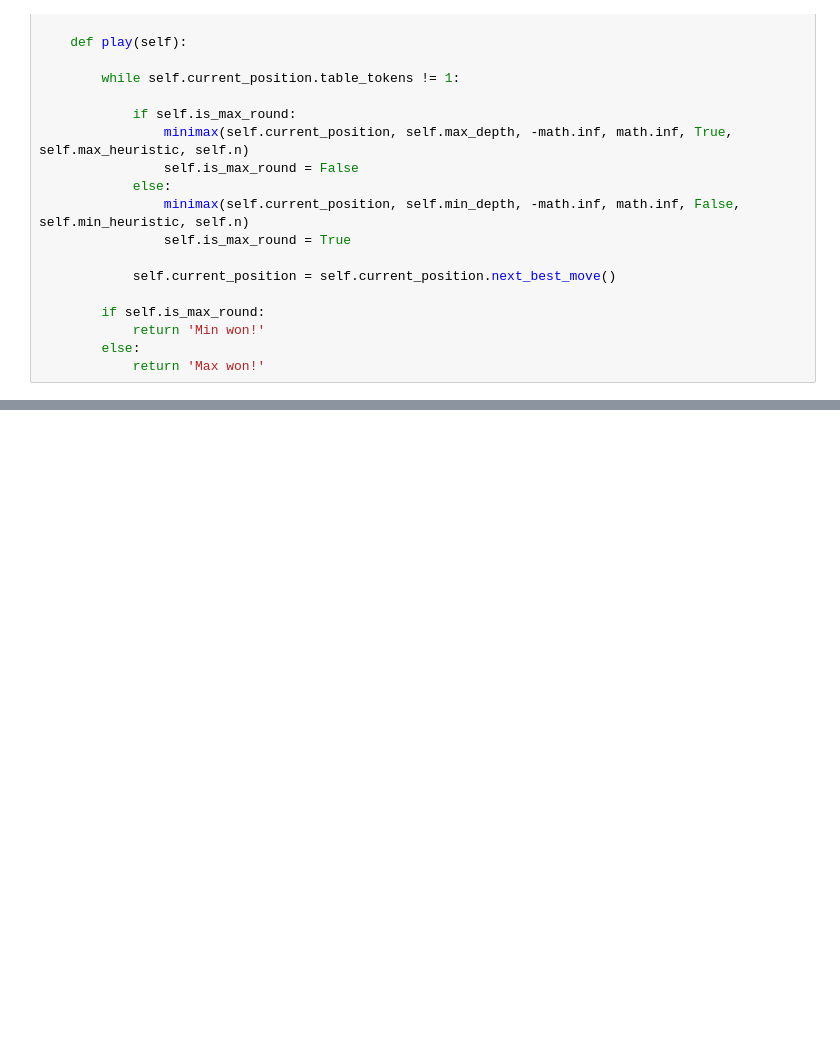
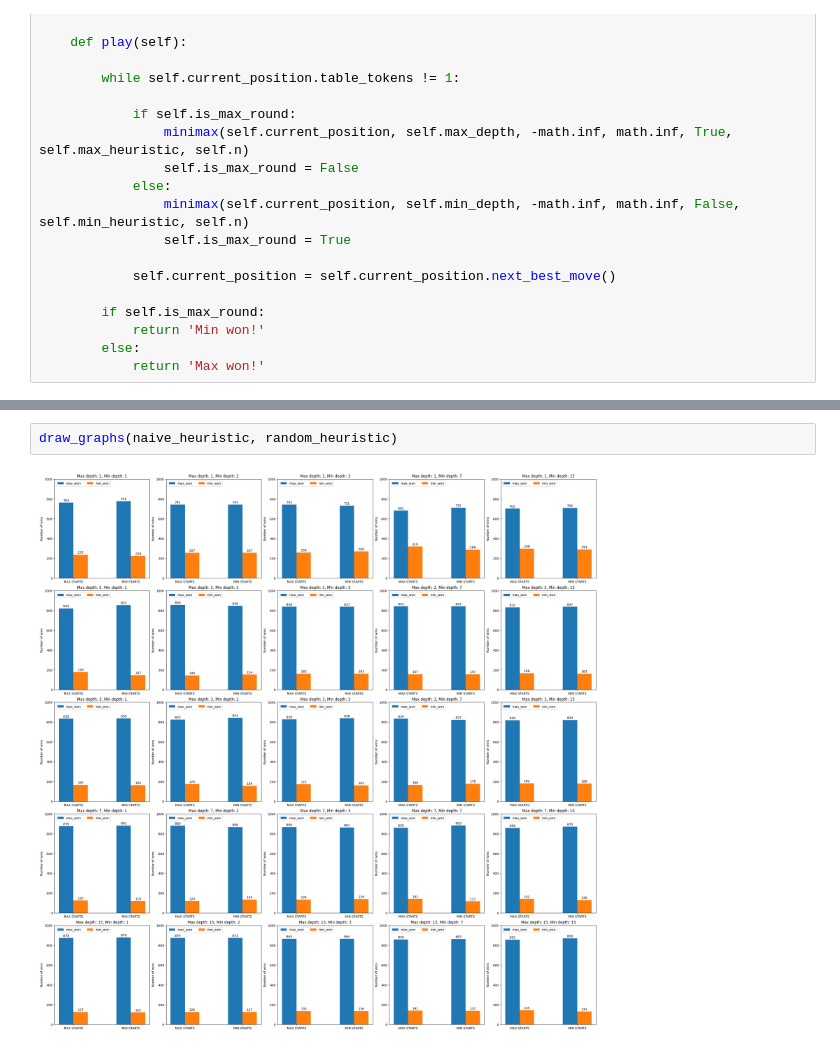
Before and after one commit to oszypczy/Min-Max, a Jupyter notebook: lab_3_notebook.ipynb, the cells around one changed output, grey strips where cells are left out. Drawn from its saved outputs; the diff is of its cells as text; blank space fills up the shorter version.

```diff
--- a/lab_3_notebook.ipynb
+++ b/lab_3_notebook.ipynb
@@ -178,0 +275,4 @@ def draw_graphs(max_heuristic, min_heuristic):
+# %%
+draw_graphs(naive_heuristic, random_heuristic)
+# %% [output]
+[figure, added]
```
Also changed, not shown: parts of 20 cells of this notebook.
